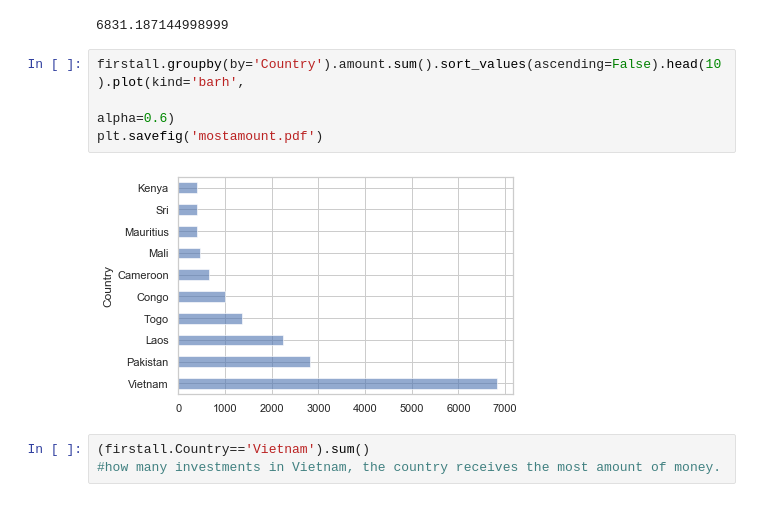
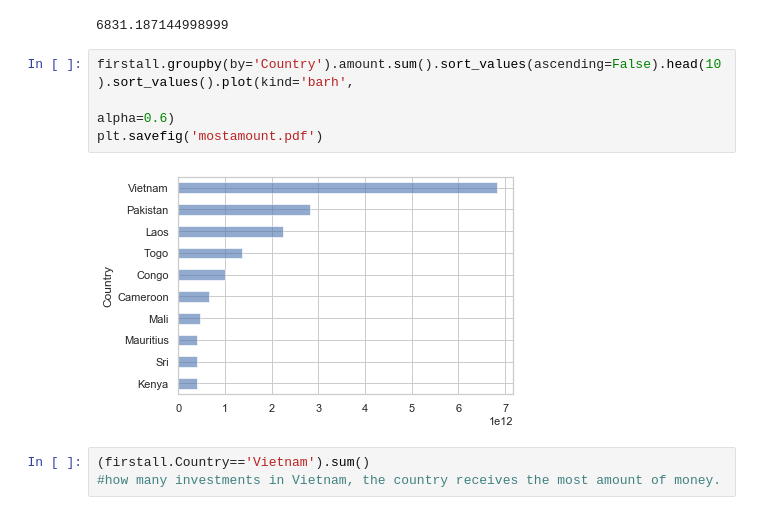
Before and after one commit to tongxuCai/datastudio, a Jupyter notebook: 2-cninvestment/2-cninvestment.ipynb, the cells around one changed output. Cells and saved outputs as stored; diff of their text form.

```diff
--- a/2-cninvestment/2-cninvestment.ipynb
+++ b/2-cninvestment/2-cninvestment.ipynb
@@ -274,11 +263,11 @@ firstall[firstall.Country=='Vietnam'].amount.sum()
 # %% [output]
 6831.187144998999
 # %%
-firstall.groupby(by='Country').amount.sum().sort_values(ascending=False).head(10).plot(kind='barh',
+firstall.groupby(by='Country').amount.sum().sort_values(ascending=False).head(10).sort_values().plot(kind='barh',
                                                                                       alpha=0.6)
 plt.savefig('mostamount.pdf')
 # %% [output]
-[figure, old version]
+[figure, new version]
 # %%
 (firstall.Country=='Vietnam').sum()
 #how many investments in Vietnam, the country receives the most amount of money.
```
Also changed, not shown: parts of 6 cells of this notebook, 28 other files.
